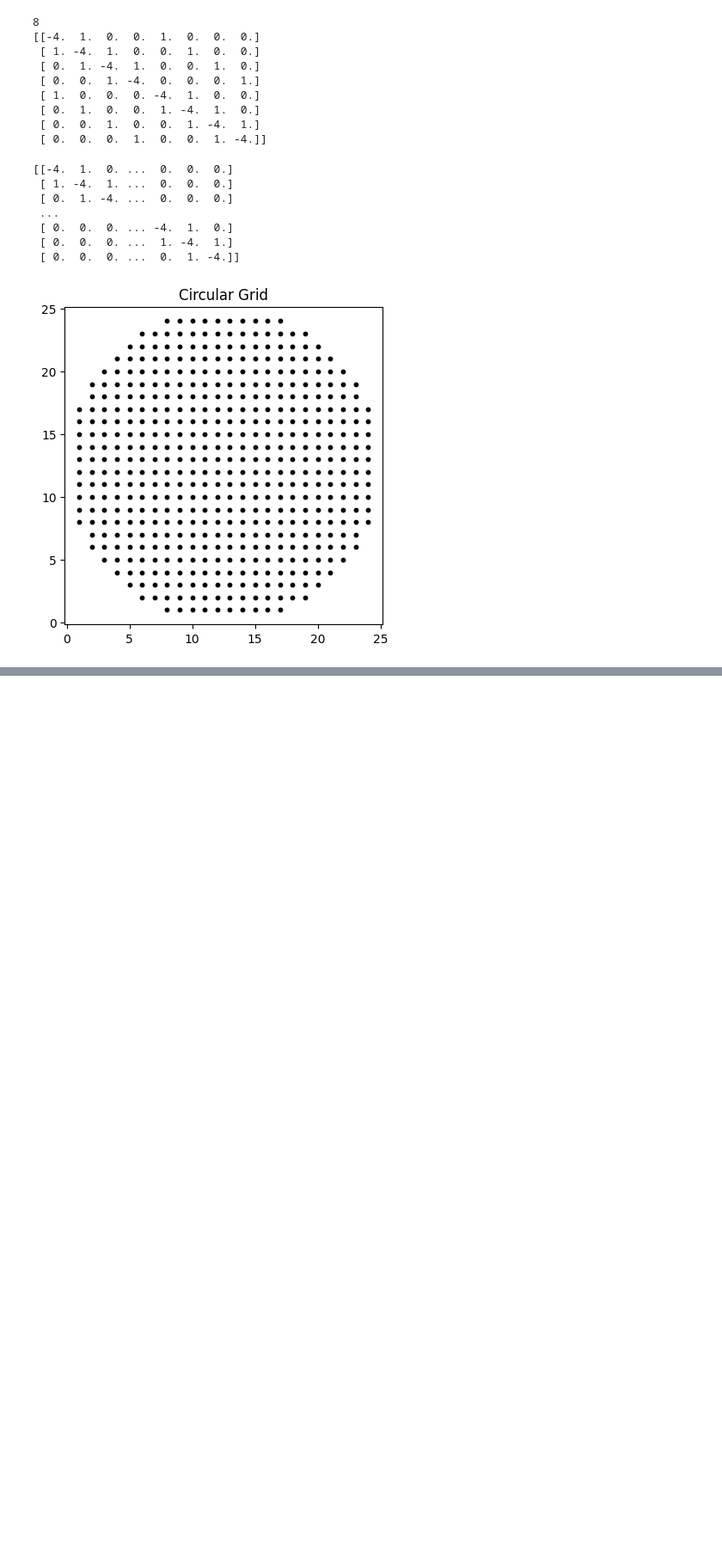
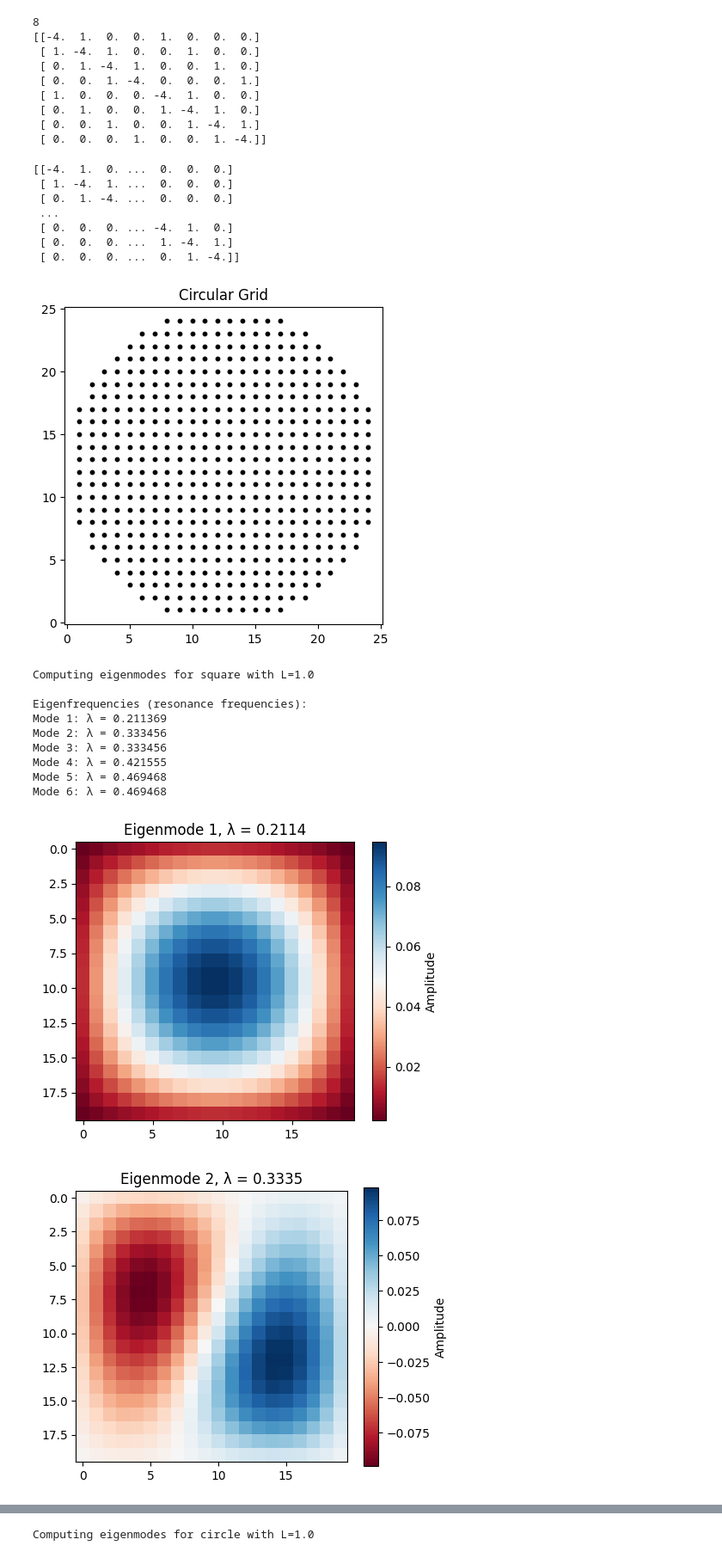
Before and after one commit to imaanb/SC_A3, a Jupyter notebook: 1.ipynb, the cells around one changed output, grey strips where cells are left out. Shown at 86% size. Drawn from its saved outputs; the diff is of its cells as text; code cells hidden in the pictures; blank space fills up the shorter version.

Commit message:
first attempt at E

```diff
--- a/1.ipynb
+++ b/1.ipynb
@@ -187,0 +275,53 @@ np.savetxt("circle_laplacian_matrix.txt", laplacian.toarray(), fmt="%.2f", heade
+# %%
+
+# Parameters
+L = 1.0
+n = 20  # Grid size
+
+
+### First for the square ###
+shape = 'square'
+# Solve for eigenvalues and eigenvectors
+print(f"Computing eigenmodes for {shape} with L={L}")
+frequencies, eigenvectors, grid_shape, reshape_func, points = solve_eigenmodes(shape, n)
+
+# Print the eigenfrequencies
+print("\nEigenfrequencies (resonance frequencies):")
+for i, freq in enumerate(frequencies[:6]):
+    print(f"Mode {i+1}: λ = {freq:.6f}")
+
+# Plot the first few eigenmodes
+plot_eigenmodes(shape, frequencies, eigenvectors, grid_shape, reshape_func, points)
+
+# Create time evolution animation for the first eigenmode
+anim, fig = create_time_animation(
+    shape, frequencies[0], eigenvectors[:, 0],
+    grid_shape, reshape_func, points
+)
+
+# Save the animation
+anim.save('eigenmode_animation.gif', writer='pillow', fps=10)
+
+### Second the circle ###
+shape = 'circle'
+print(f"\nComputing eigenmodes for {shape} with L={L}")
+frequencies, eigenvectors, grid_shape, reshape_func, points = solve_eigenmodes(shape, n)
+
+anim, fig = create_time_animation(
+    shape, frequencies[0], eigenvectors[:, 0],
+    grid_shape, reshape_func, points
+)
+
+anim.save('circle_eigenmode_animation.gif', writer='pillow', fps=10)
+# %% [output]
+Computing eigenmodes for square with L=1.0
+
+Eigenfrequencies (resonance frequencies):
+Mode 1: λ = 0.211369
+Mode 2: λ = 0.333456
+Mode 3: λ = 0.333456
+Mode 4: λ = 0.421555
+Mode 5: λ = 0.469468
+Mode 6: λ = 0.469468
+[figure, added]
+[figure, added]
@@ -187,0 +329 @@ np.savetxt("circle_laplacian_matrix.txt", laplacian.toarray(), fmt="%.2f", heade
+Computing eigenmodes for circle with L=1.0
```
Also changed, not shown: parts of 6 cells of this notebook, 3 other files.
